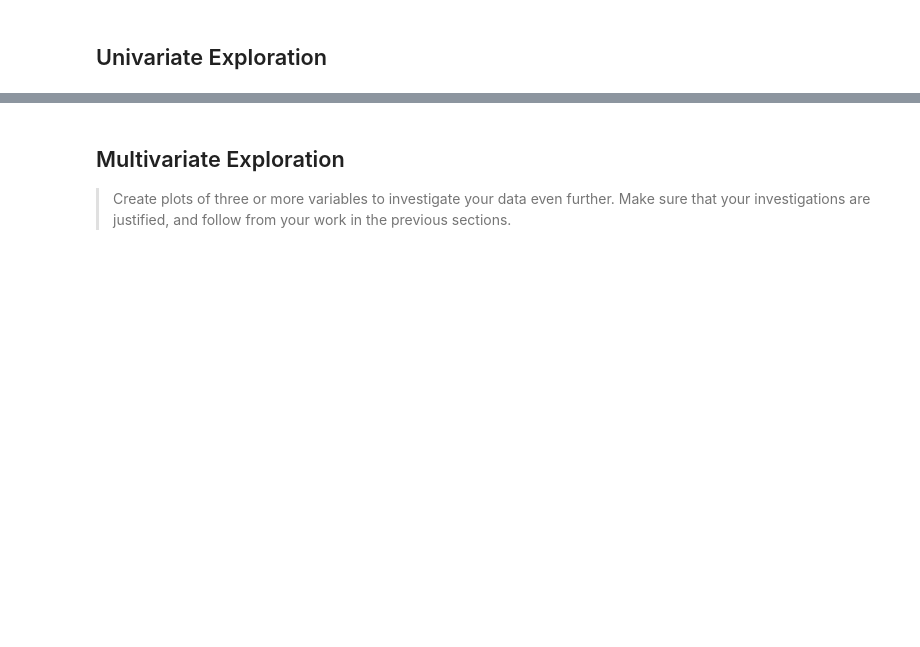
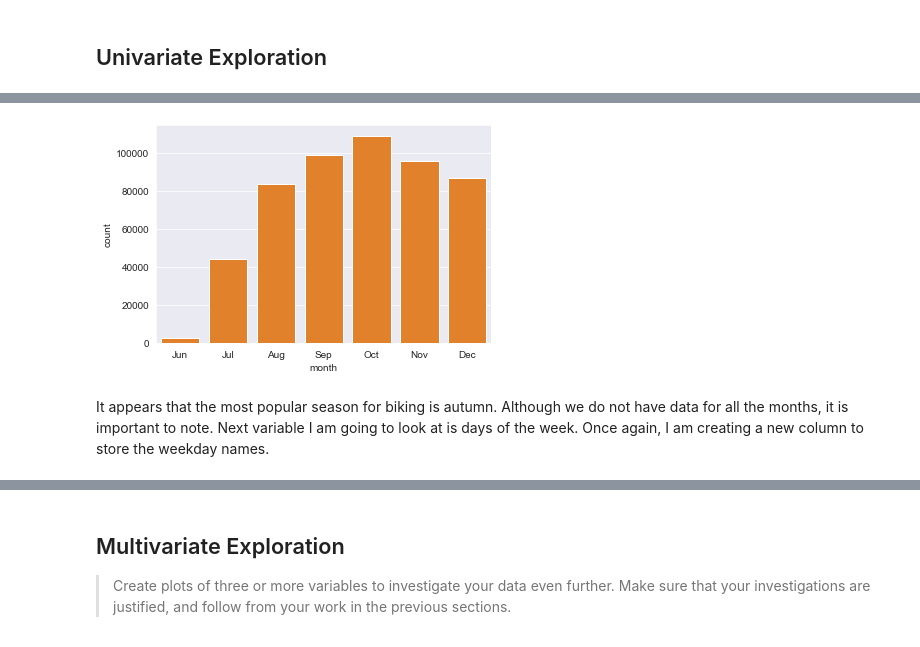
Before and after one commit to BexTuychiev/ford_gobike_tripdata, a Jupyter notebook: exploration_template.ipynb, the cells around one changed output, grey strips where cells are left out. Saved outputs shown, nothing was run; the diff lists cells and outputs as text; code cells hidden in the pictures; blank space fills up the shorter version.

```diff
--- a/exploration_template.ipynb
+++ b/exploration_template.ipynb
@@ -98,0 +99,3 @@ fashion in the previous section (univariate exploration).
+# %%
+df['start_time'] = pd.to_datetime(df['start_time'])
+df['end_time'] = pd.to_datetime(df['end_time'])
@@ -98,0 +104,17 @@ fashion in the previous section (univariate exploration).
+# %%
+# Get the month of the start date
+df['month'] = pd.DatetimeIndex(df['start_time']).month
+# Convert the month from integer to its name
+df['month'] = df['month'].apply(lambda x: calendar.month_abbr[x])
+# %%
+# To maintain the order of the months, we should explicitly correct this
+months = ['Jun', 'Jul', 'Aug', 'Sep', 'Oct', 'Nov', 'Dec']
+month_order = pd.api.types.CategoricalDtype(ordered=True, categories=months)
+df['month'] = df['month'].astype(month_order)
+# %%
+base_color = sb.color_palette()[1]
+sb.countplot(data=df, x='month', color=base_color);
+# %% [output]
+[figure, added]
+# %% [markdown]
+It appears that the most popular season for biking is autumn. Although we do not have data for all the months, it is important to note. Next variable I am going to look at is days of the week. Once again, I am creating a new column to store the weekday names.
```
Also changed, not shown: parts of 35 cells of this notebook.
